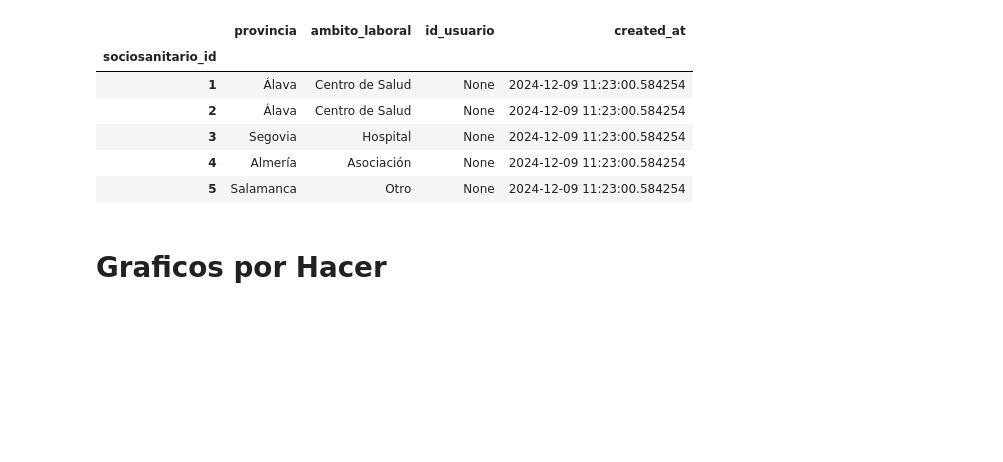
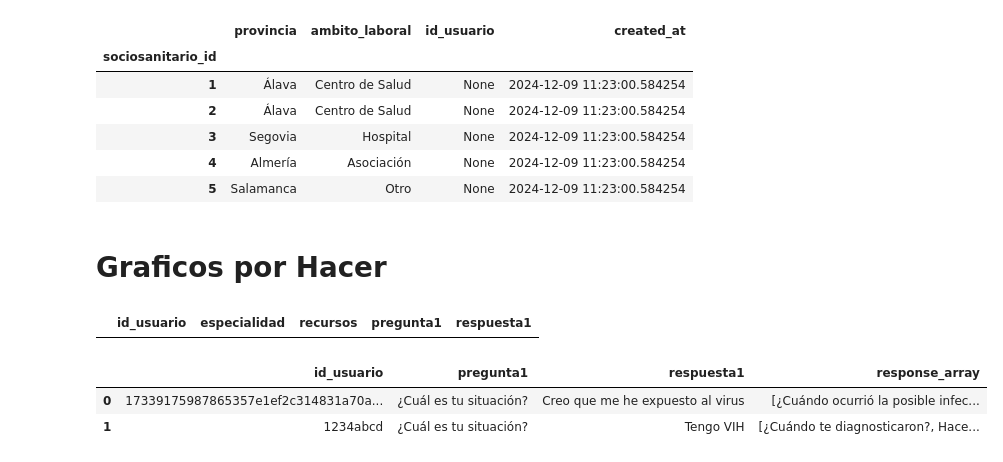
Before and after one commit to JavierRodriguezFontiveros/FELGTBI-, a Jupyter notebook: BaseDatos/tablas.ipynb, the cells around one changed output. Cells and saved outputs as stored; diff of their text form; code cells hidden in the pictures; blank space fills up the shorter version.

```diff
--- a/BaseDatos/tablas.ipynb
+++ b/BaseDatos/tablas.ipynb
@@ -47,6 +47,8 @@ query_7 = "SELECT * FROM preguntas_chatbot"
 query_8 = "SELECT * FROM preguntas_front"
 query_9 = "SELECT * FROM preguntas_opciones_chatbot"
 query_10 = "SELECT * FROM sociosanitarios_formulario"
+query_11 = "SELECT * FROM respuestas_chatbot_sanitarios"
+query_12 = "SELECT * FROM respuestas_chatbot_nosanitarios"
 # %%
 #admin_data
 df_1 = pd.read_sql_query(query_1, connection, index_col="admin_id")
@@ -205,3 +207,15 @@ df_10.head()
 #Distribucion ambito laboral
 #Distribucion gente de vih/o que cree que se ha expuesto en fucion de la situacion afectiva sentimental
 #Cantidad que gente ques la pep
+# %%
+df_11 = pd.read_sql_query(query_11, connection)
+df_11.head()
+# %% [output]
+|  | id_usuario | especialidad | recursos | pregunta1 | respuesta1 |
+# %%
+df_12 = pd.read_sql_query(query_12, connection)
+df_12.head()
+# %% [output]
+|  | id_usuario | pregunta1 | respuesta1 | response_array |
+| 0 | 17339175987865357e1ef2c314831a70a... | ¿Cuál es tu situación? | Creo que me he expuesto al virus | [¿Cuándo ocurrió la posible infec... |
+| 1 | 1234abcd | ¿Cuál es tu situación? | Tengo VIH | [¿Cuándo te diagnosticaron?, Hace... |
```
Also changed, not shown: parts of 2 cells of this notebook, 1 other file.
